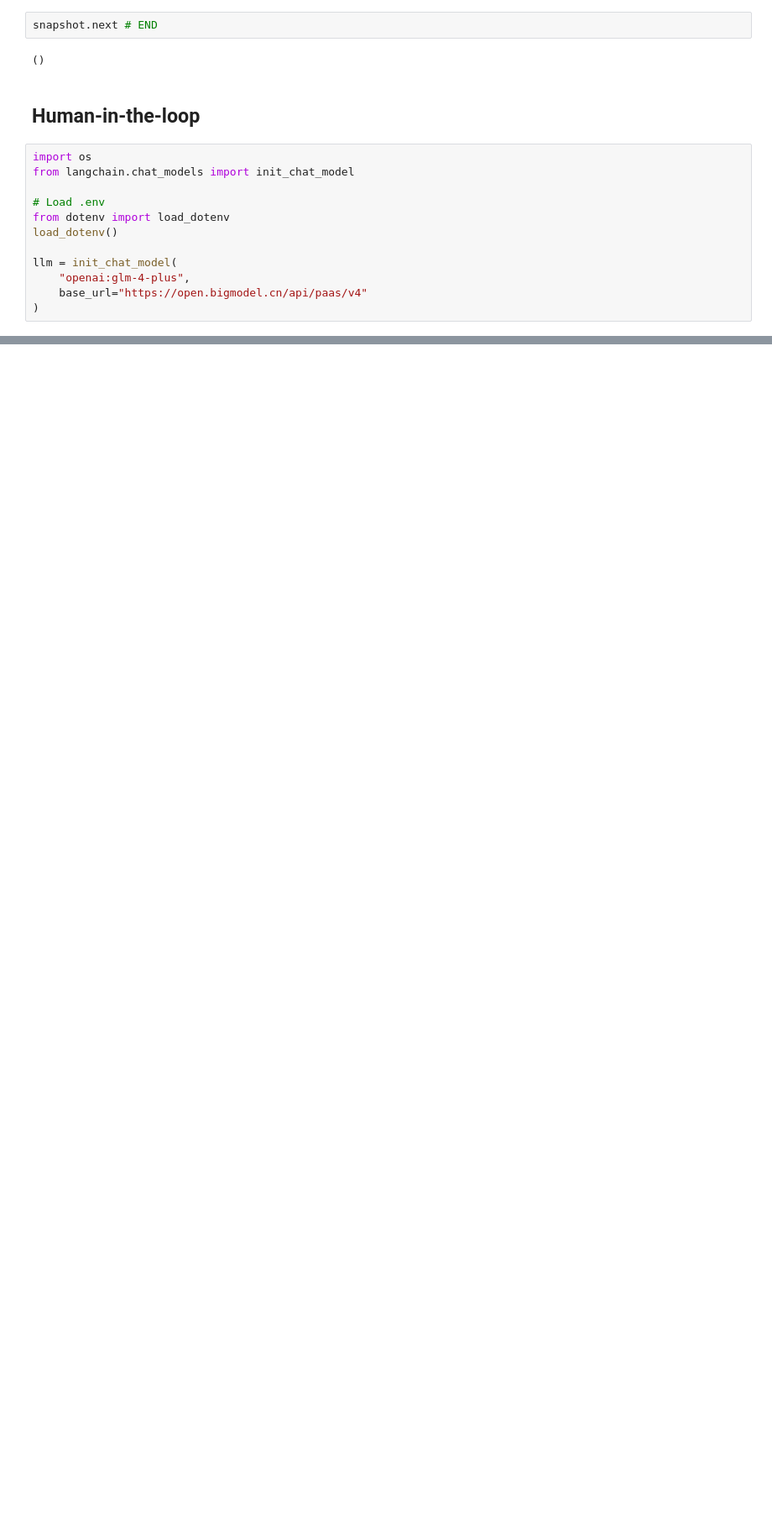
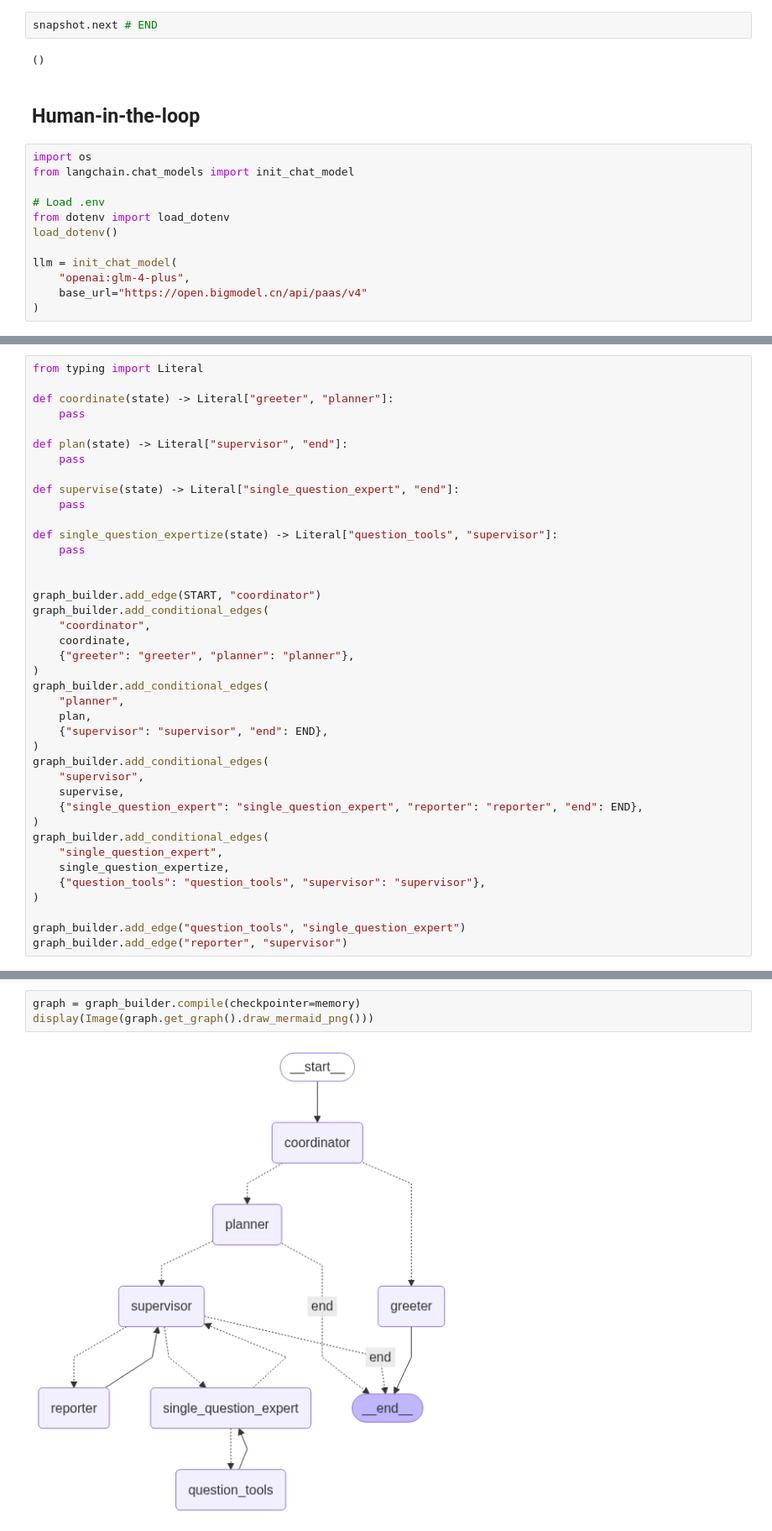
Before and after one commit to TankKevin/KVT-LangGraph, a Jupyter notebook: learning.ipynb, the cells around one changed output, grey strips where cells are left out. Shown at 84% size. Drawn from its saved outputs; the diff is of its cells as text; blank space fills up the shorter version.

```diff
--- a/learning.ipynb
+++ b/learning.ipynb
@@ -397,0 +482,40 @@ graph_builder.add_edge(START, "chatbot")
+# %%
+from typing import Literal
+
+def coordinate(state) -> Literal["greeter", "planner"]:
+    pass
+
+def plan(state) -> Literal["supervisor", "end"]:
+    pass
+
+def supervise(state) -> Literal["single_question_expert", "end"]:
+    pass
+
+def single_question_expertize(state) -> Literal["question_tools", "supervisor"]:
+    pass
+
+
+graph_builder.add_edge(START, "coordinator")
+graph_builder.add_conditional_edges(
+    "coordinator",
+    coordinate,
+    {"greeter": "greeter", "planner": "planner"},
+)
+graph_builder.add_conditional_edges(
+    "planner",
+    plan,
+    {"supervisor": "supervisor", "end": END},
+)
+graph_builder.add_conditional_edges(
+    "supervisor",
+    supervise,
+    {"single_question_expert": "single_question_expert", "reporter": "reporter", "end": END},
+)
+graph_builder.add_conditional_edges(
+    "single_question_expert",
+    single_question_expertize,
+    {"question_tools": "question_tools", "supervisor": "supervisor"},
+)
+
+graph_builder.add_edge("question_tools", "single_question_expert")
+graph_builder.add_edge("reporter", "supervisor")
@@ -397,0 +524,5 @@ graph_builder.add_edge(START, "chatbot")
+# %%
+graph = graph_builder.compile(checkpointer=memory)
+display(Image(graph.get_graph().draw_mermaid_png()))
+# %% [output]
+[figure, added]
```
Also changed, not shown: parts of 16 cells of this notebook.
